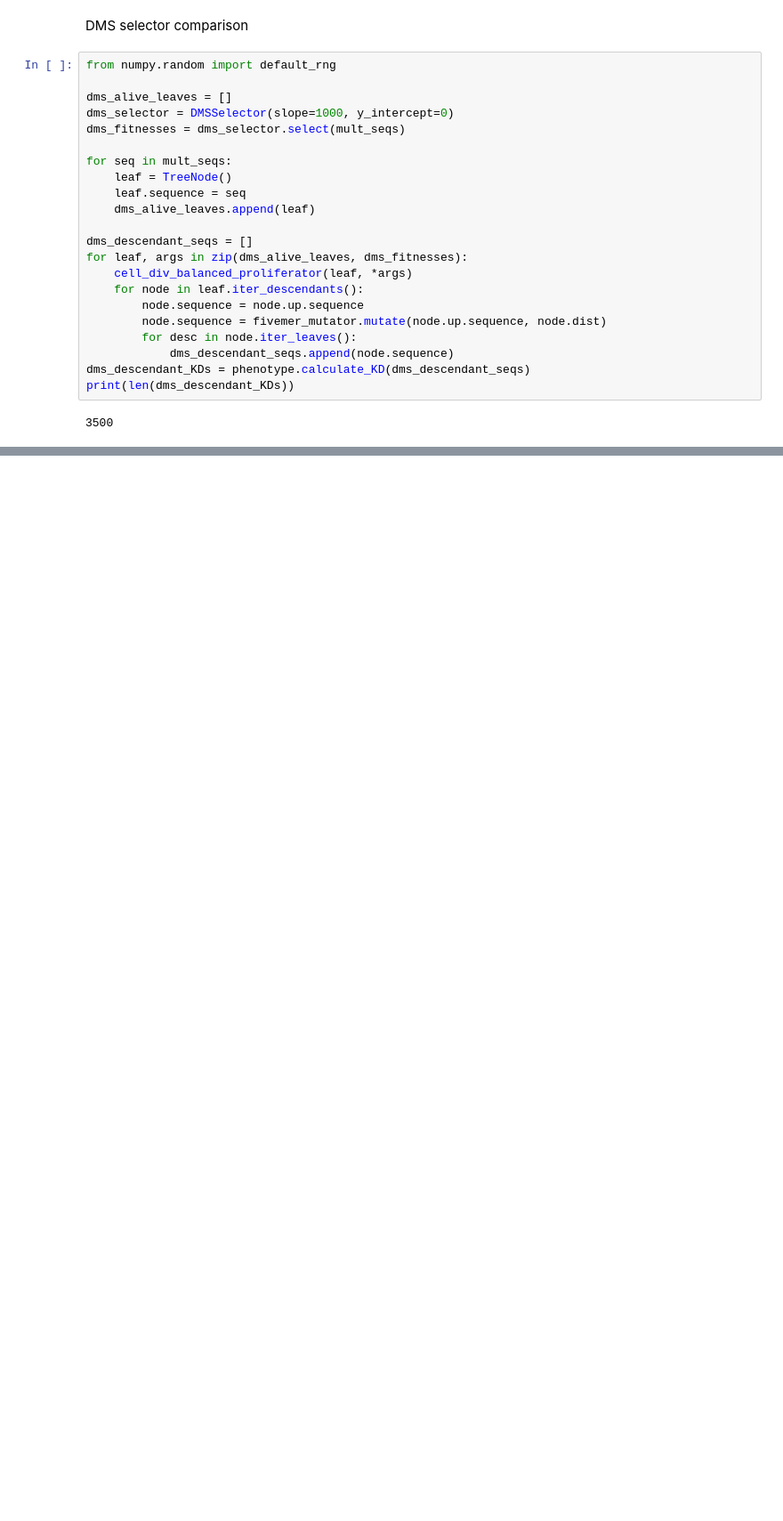
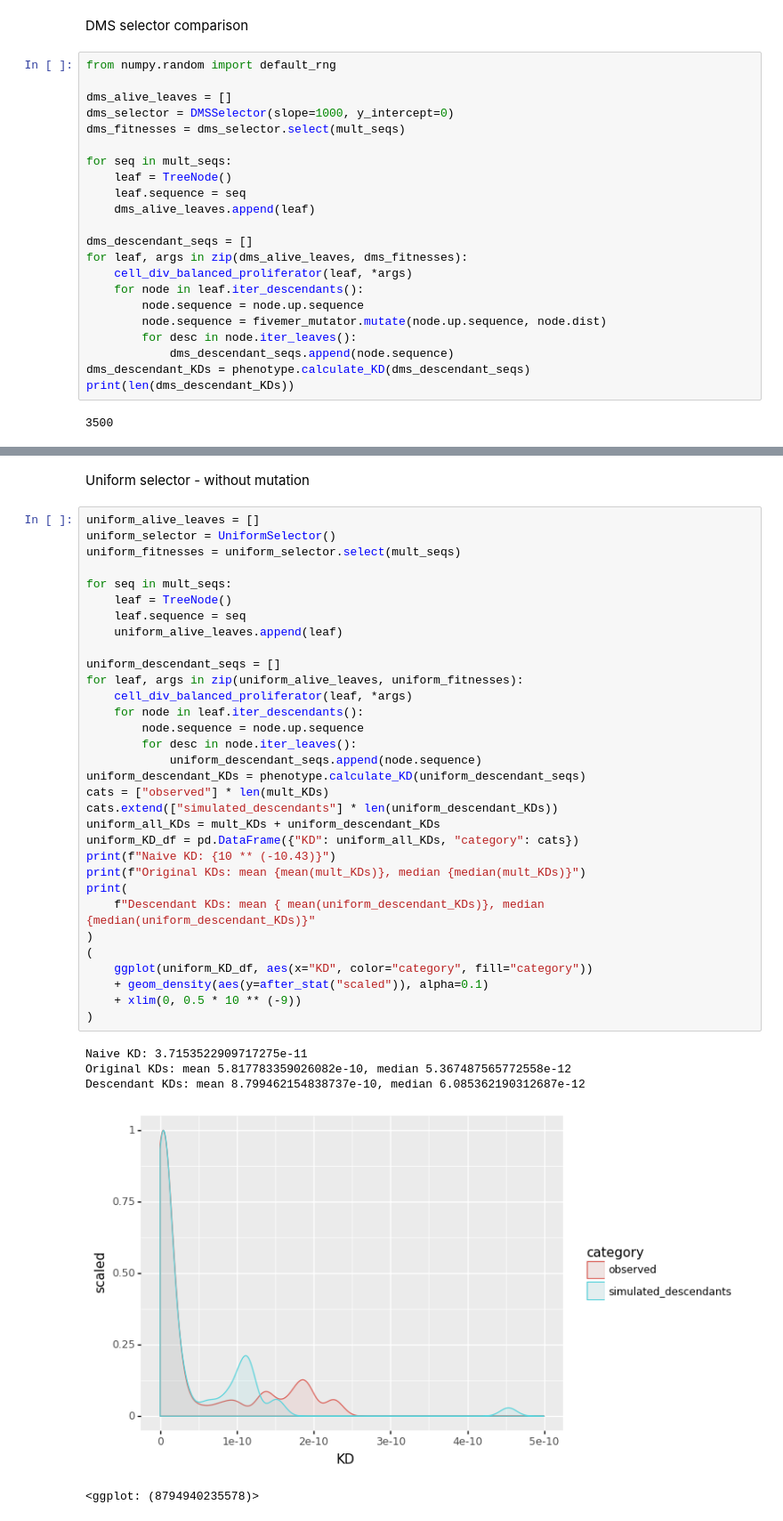
Before and after one commit to matsengrp/gcdyn, a Jupyter notebook: notebooks/models_of_t_cell_help.ipynb, the cells around one changed output, grey strips where cells are left out. Shown at 89% size. Saved outputs shown, nothing was run; the diff lists cells and outputs as text; blank space fills up the shorter version.

Commit message:
show uniform selection in notebook

```diff
--- a/notebooks/models_of_t_cell_help.ipynb
+++ b/notebooks/models_of_t_cell_help.ipynb
@@ -291,0 +293,40 @@ Descendant KDs: mean 1.8184525389148904e-08, median 1.056213889854198e-11
+# %% [markdown]
+Uniform selector - without mutation
+# %%
+uniform_alive_leaves = []
+uniform_selector = UniformSelector()
+uniform_fitnesses = uniform_selector.select(mult_seqs)
+
+for seq in mult_seqs:
+    leaf = TreeNode()
+    leaf.sequence = seq
+    uniform_alive_leaves.append(leaf)
+
+uniform_descendant_seqs = []
+for leaf, args in zip(uniform_alive_leaves, uniform_fitnesses):
+    cell_div_balanced_proliferator(leaf, *args)
+    for node in leaf.iter_descendants():
+        node.sequence = node.up.sequence
+        for desc in node.iter_leaves():
+            uniform_descendant_seqs.append(node.sequence)
+uniform_descendant_KDs = phenotype.calculate_KD(uniform_descendant_seqs)
+cats = ["observed"] * len(mult_KDs)
+cats.extend(["simulated_descendants"] * len(uniform_descendant_KDs))
+uniform_all_KDs = mult_KDs + uniform_descendant_KDs
+uniform_KD_df = pd.DataFrame({"KD": uniform_all_KDs, "category": cats})
+print(f"Naive KD: {10 ** (-10.43)}")
+print(f"Original KDs: mean {mean(mult_KDs)}, median {median(mult_KDs)}")
+print(
+    f"Descendant KDs: mean { mean(uniform_descendant_KDs)}, median {median(uniform_descendant_KDs)}"
+)
+(
+    ggplot(uniform_KD_df, aes(x="KD", color="category", fill="category"))
+    + geom_density(aes(y=after_stat("scaled")), alpha=0.1)
+    + xlim(0, 0.5 * 10 ** (-9))
+)
+# %% [output]
+Naive KD: 3.7153522909717275e-11
+Original KDs: mean 5.817783359026082e-10, median 5.367487565772558e-12
+Descendant KDs: mean 8.799462154838737e-10, median 6.085362190312687e-12
+[figure, added]
+<ggplot: (8794940235578)>
```
Also changed, not shown: parts of 9 cells of this notebook.
